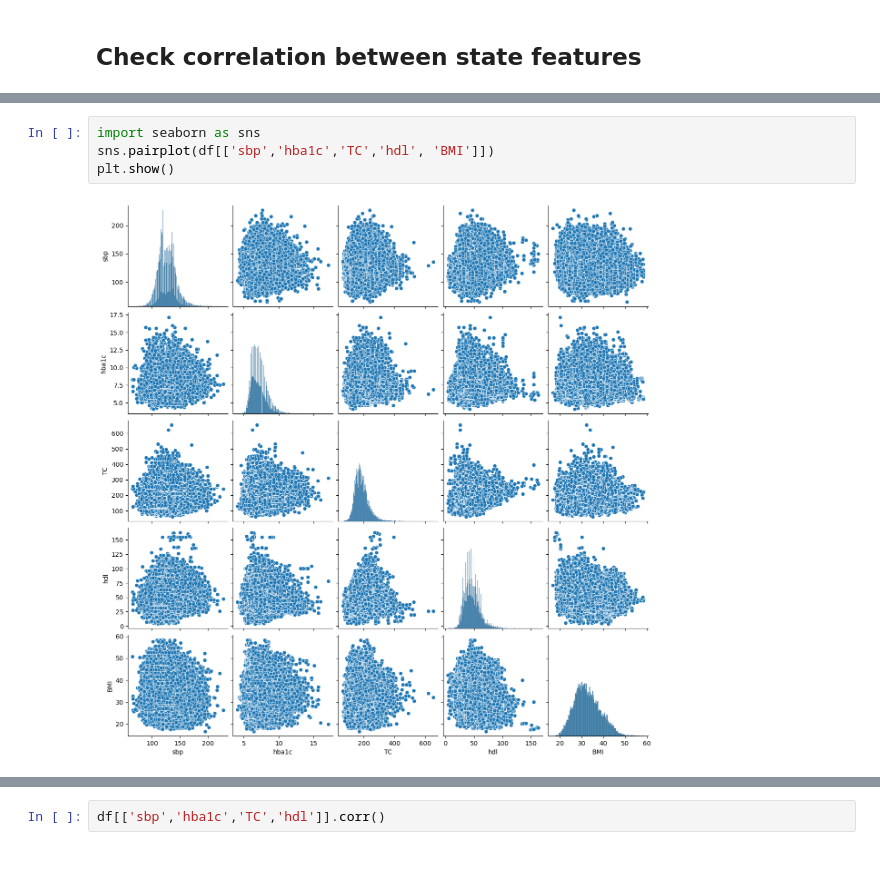
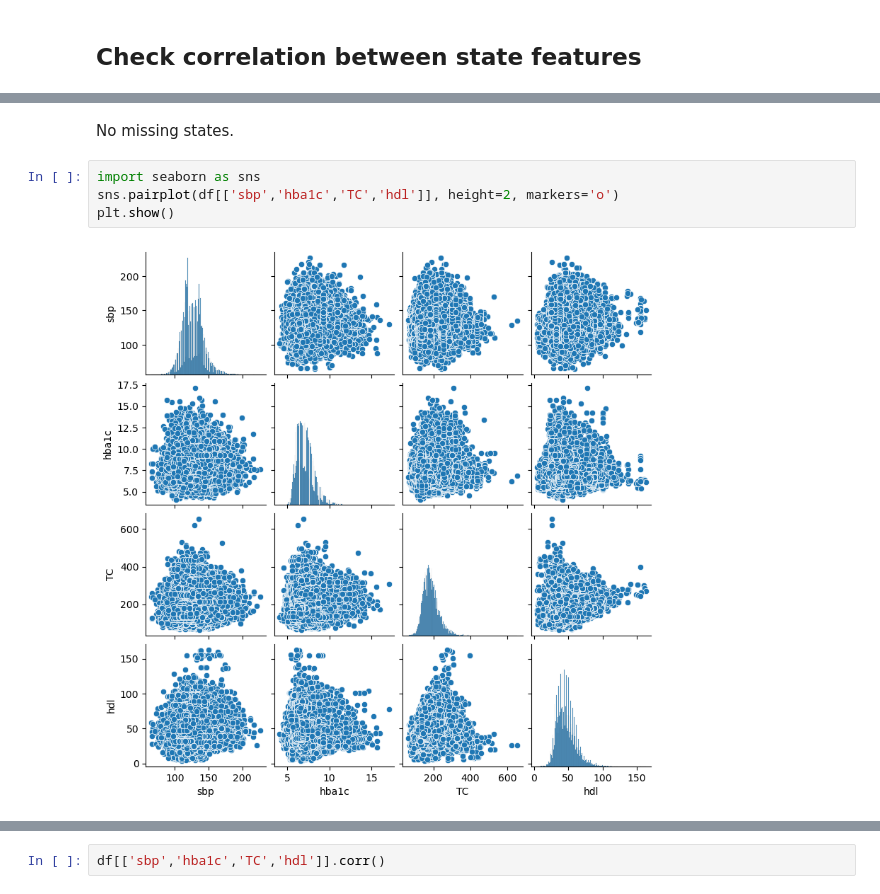
Before and after one commit to tian1327/Accord-RL, a Jupyter notebook: DOPE/BPClass/model.ipynb, the cells around one changed output, grey strips where cells are left out. Drawn from its saved outputs; the diff is of its cells as text; blank space fills up the shorter version.

```diff
--- a/DOPE/BPClass/model.ipynb
+++ b/DOPE/BPClass/model.ipynb
@@ -577,7 +555,9 @@ plt.show()
+# %% [markdown]
+No missing states.
 # %%
 import seaborn as sns
-sns.pairplot(df[['sbp','hba1c','TC','hdl', 'BMI']])
+sns.pairplot(df[['sbp','hba1c','TC','hdl']], height=2, markers='o')
 plt.show()
 # %% [output]
-[figure, old version]
+[figure, new version]
 # %%
```
Also changed, not shown: parts of 17 cells of this notebook.
